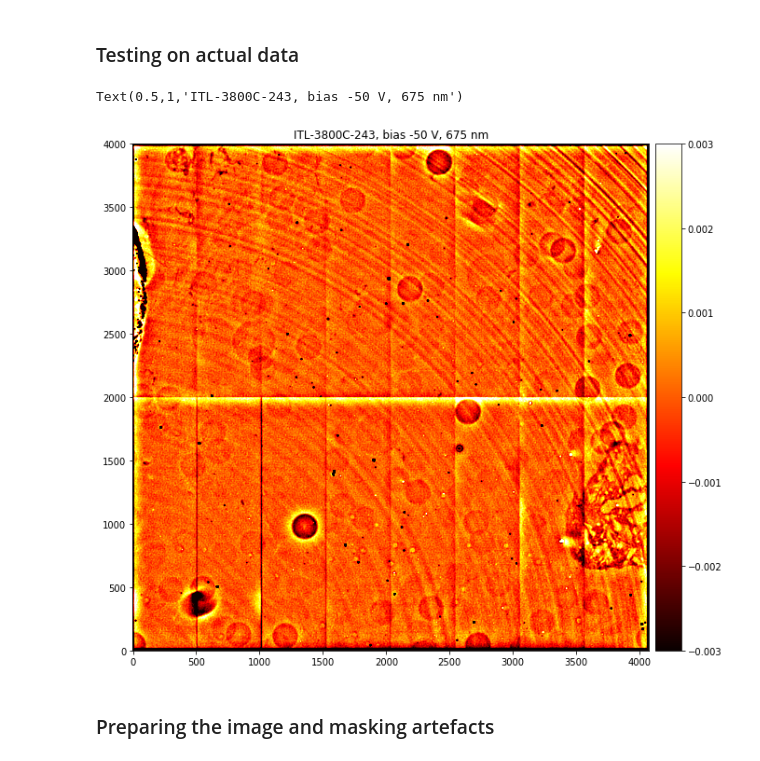
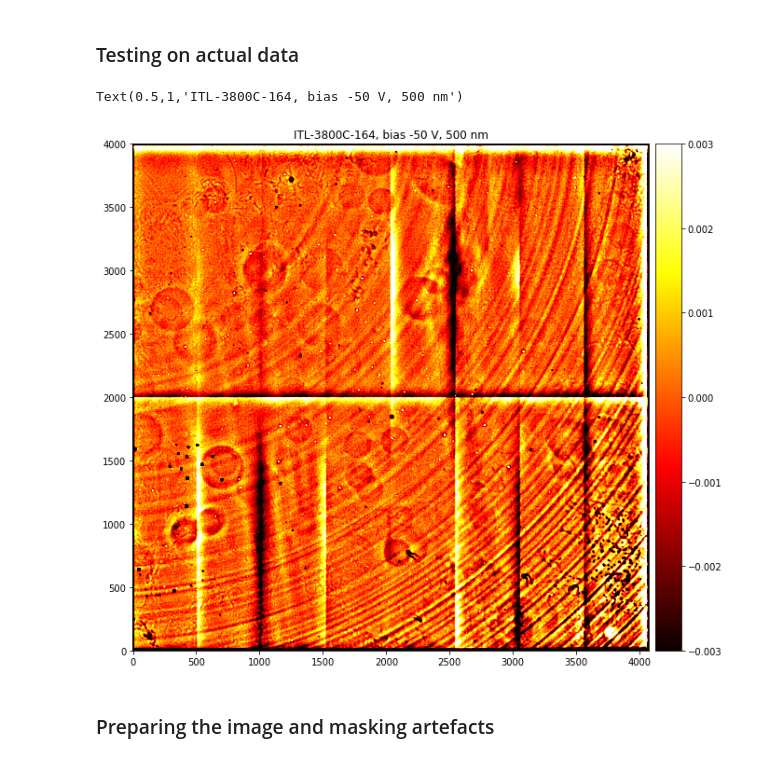
Before and after one commit to youtsumi/lsst-misc, a Jupyter notebook: Tree_Rings_Analysis.ipynb, the cells around one changed output. Saved outputs shown, nothing was run; the diff lists cells and outputs as text; code cells hidden in the pictures.

```diff
--- a/Tree_Rings_Analysis.ipynb
+++ b/Tree_Rings_Analysis.ipynb
@@ -241,26 +241,30 @@ def imshow(image, qq=[0.5,97.5], show_colorbar=True, **kwargs):
 # %%
 # filename = 'treerings2/E2V-CCD250-195_4105_18248.fits' # Faint
 # filename = 'treerings2/E2V-CCD250-311_7422_48574.fits'
 # filename = 'treerings2/E2V-CCD250-297_7186_46004.fits'
 # filename = 'treerings2/E2V-CCD250-305_7383_47881.fits'
 
 # filename = 'treerings2/ITL-3800C-206_6545_39986.fits' # Faint
-filename = 'treerings2/ITL-3800C-243_5676_31212.fits'
+filename = 'treerings2/ITL-3800C-164_6708_41385.fits'
+# filename = 'treerings2/ITL-3800C-243_5676_31212.fits'
 # filename = 'treerings2/ITL-3800C-282_5799_32763.fits'
 # filename = 'treerings2/ITL-3800C-328_7788_51667.fits'
+
+
+# filename = 'treerings2/E2V-CCD250-216_3267_12621.fits' # Zero bias
 
 image,header = pyfits.getdata(filename), pyfits.getheader(filename)
 
 # diff = apply_to_blocks(image, lambda x:get_diff(x, size=128))
 # diff = apply_to_blocks(image, lambda x:get_diff_lowpass(x, size=128))
 
 diff = get_diff_lowpass(image, size=250, power=4.0, use_zero=True)
 
 imshow(diff, interpolation='bicubic', vmin=-0.003, vmax=0.003)
 plt.title('%s, bias %g V, %.0f nm' % (header['LSST_NUM'], header['CCDBSS'], header['MONOCH-WAVELENG']))
 # %% [output]
-Text(0.5,1,'ITL-3800C-243, bias -50 V, 675 nm')
+Text(0.5,1,'ITL-3800C-164, bias -50 V, 500 nm')
-[figure, old version]
+[figure, new version]
 # %% [markdown]
 ### Preparing the image and masking artefacts
 # %%
```
Also changed, not shown: parts of 9 cells of this notebook.
